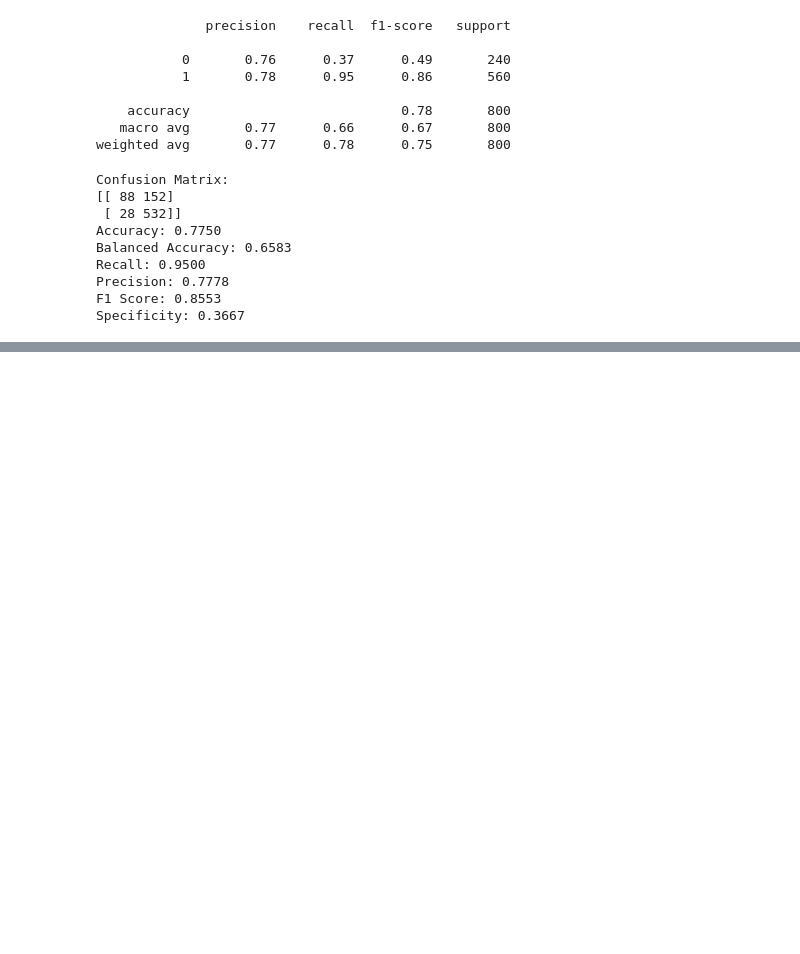
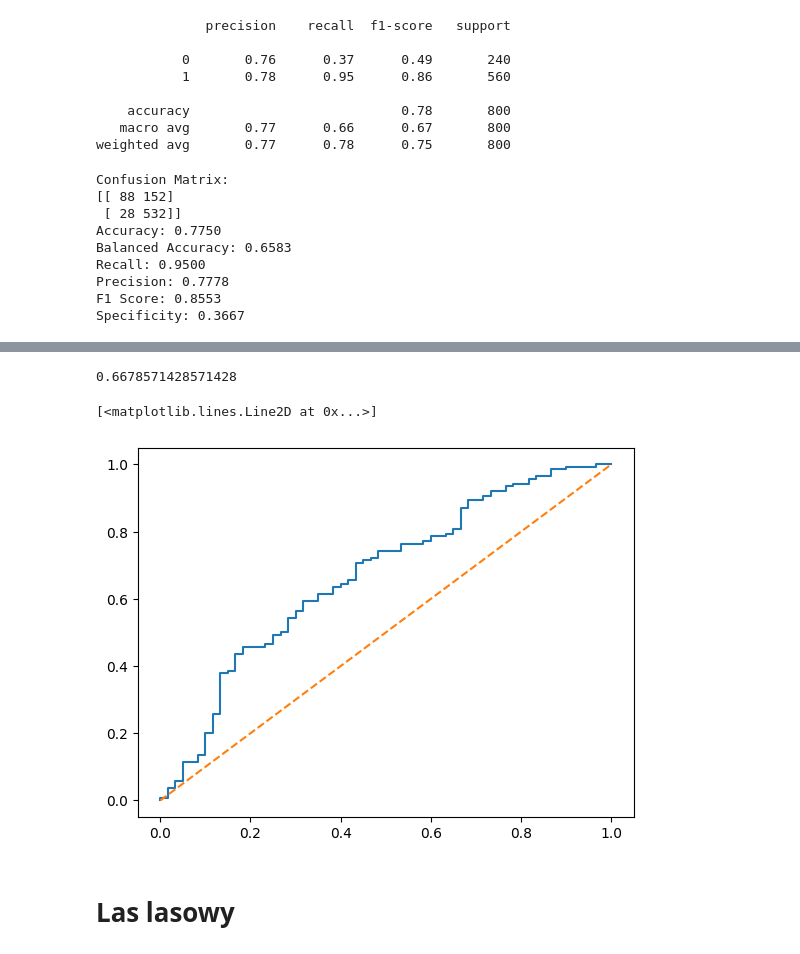
Before and after one commit to lwawrowski/cdv_bigdata, a Jupyter notebook: metody_analizy_przetwarzania_danych/2024_2025/gr2/20250427_klasyfikacja.ipynb, the cells around one changed output, grey strips where cells are left out. Saved outputs shown, nothing was run; the diff lists cells and outputs as text; code cells hidden in the pictures; blank space fills up the shorter version.

```diff
--- a/metody_analizy_przetwarzania_danych/2024_2025/gr2/20250427_klasyfikacja.ipynb
+++ b/metody_analizy_przetwarzania_danych/2024_2025/gr2/20250427_klasyfikacja.ipynb
@@ -104,0 +157,7 @@ Specificity: 0.3667
+# %%
+from sklearn.svm import SVC
+
+clf_svm = SVC(random_state=42, probability=True, kernel='rbf')
+clf_svm.fit(X_train, y_train)
+y_pred_train_svm = clf_svm.predict(X_train)
+y_pred_test_svm = clf_svm.predict(X_test)
@@ -104,0 +188,13 @@ Specificity: 0.3667
+# %%
+y_pred_proba_test_svm = clf_svm.predict_proba(X_test)[:, 1]
+print(roc_auc_score(y_test, y_pred_proba_test_svm))
+
+fpr, tpr, thresholds = roc_curve(y_test, y_pred_proba_test_svm)
+plt.plot(fpr, tpr)
+plt.plot([0, 1], [0, 1], linestyle='--')
+# %% [output]
+0.6678571428571428
+[<matplotlib.lines.Line2D at 0x...>]
+[figure, added]
+# %% [markdown]
+# Las lasowy
```
Also changed, not shown: parts of 26 cells of this notebook, 1 other file.
